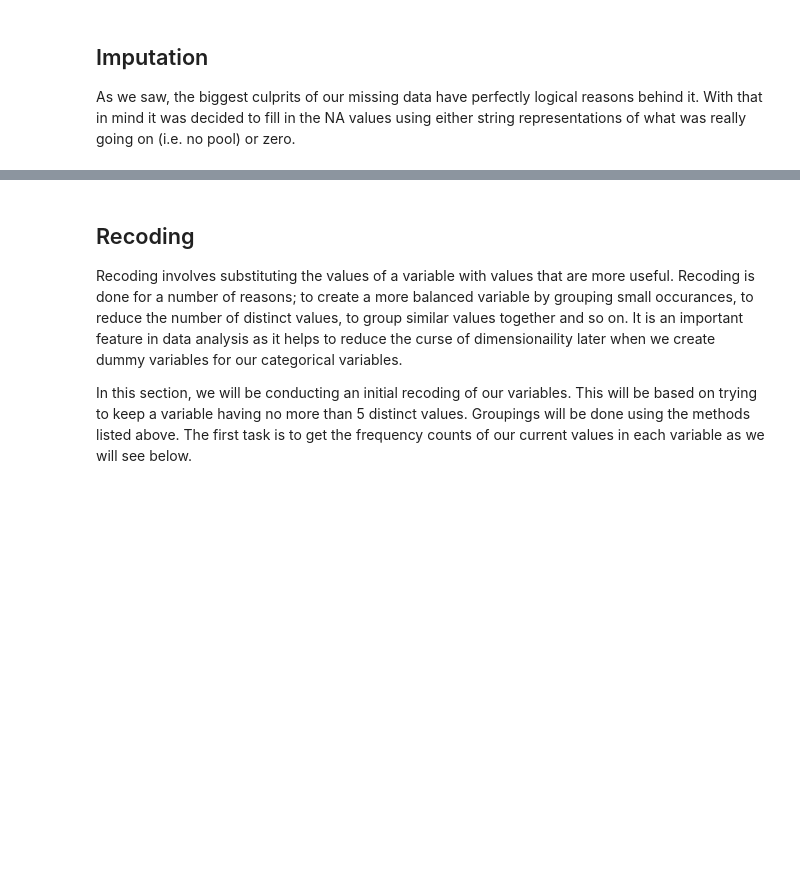
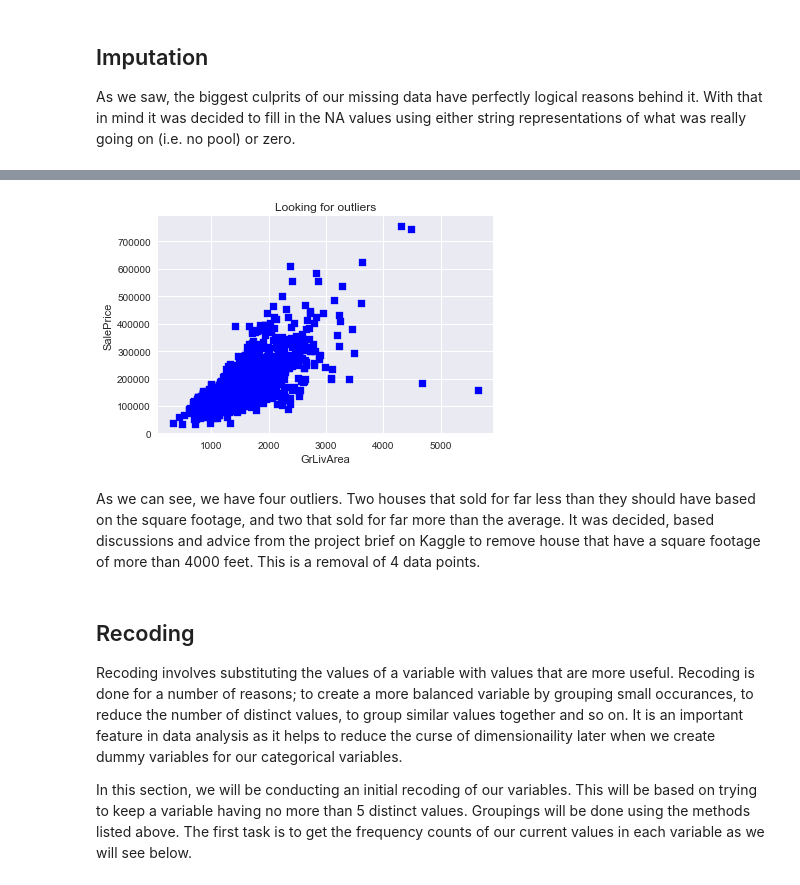
Before and after one commit to ConorFeeney/IS540-Project-2, a Jupyter notebook: Data Audit Report.ipynb, the cells around one changed output, grey strips where cells are left out. Saved outputs shown, nothing was run; the diff lists cells and outputs as text; code cells hidden in the pictures; blank space fills up the shorter version.

```diff
--- a/Data Audit Report.ipynb
+++ b/Data Audit Report.ipynb
@@ -323,0 +333,11 @@ housetrain.loc[:, "WoodDeckSF"] = housetrain.loc[:, "WoodDeckSF"].fillna(0)
+# %%
+# Plotting scatter plot of the two variables
+plt.scatter(housetrain.GrLivArea, housetrain.SalePrice, c = "blue", marker = "s")
+plt.title("Looking for outliers")
+plt.xlabel("GrLivArea")
+plt.ylabel("SalePrice")
+plt.show()
+# %% [output]
+[figure, added]
+# %% [markdown]
+As we can see, we have four outliers. Two houses that sold for far less than they should have based on the square footage, and two that sold for far more than the average. It was decided, based discussions and advice from the project brief on Kaggle to remove house that have a square footage of more than 4000 feet. This is a removal of 4 data points.
```
Also changed, not shown: parts of 14 cells of this notebook.
